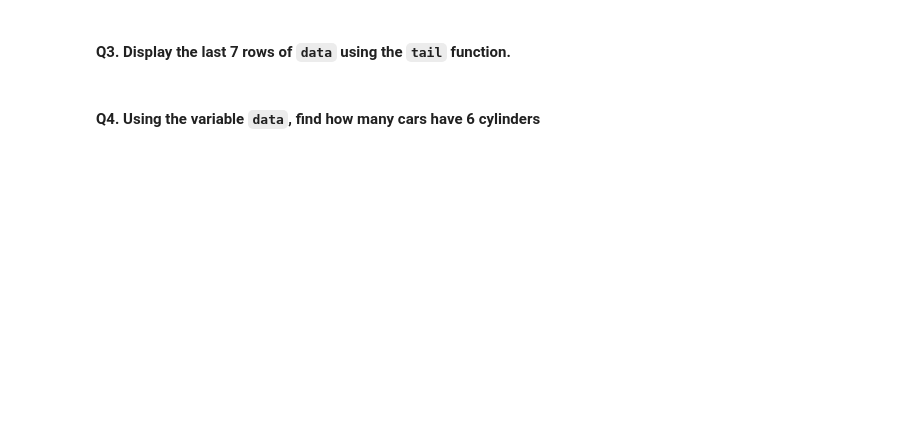
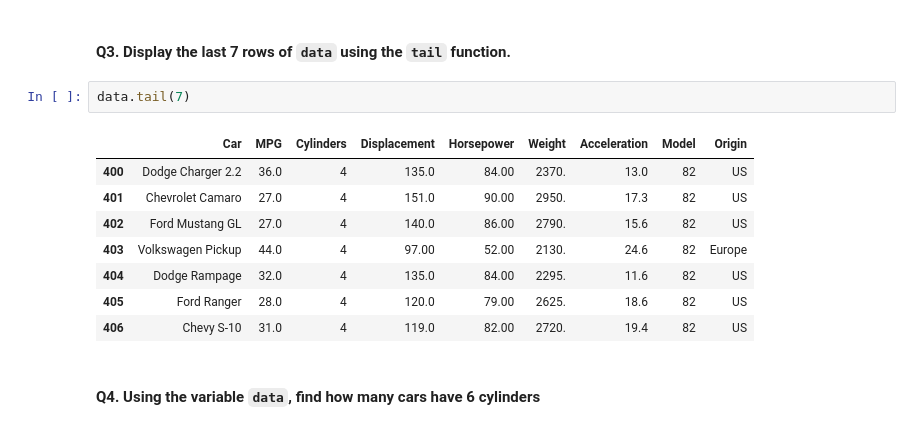
Before and after one commit to naveinsuresh/cs198_quant_finance, a Jupyter notebook: hw0.ipynb, the cells around one changed output. Drawn from its saved outputs; the diff is of its cells as text; blank space fills up the shorter version.

```diff
--- a/hw0.ipynb
+++ b/hw0.ipynb
@@ -368,4 +493,15 @@ data = pd.read_csv('./cars.csv', delimiter = ';').tail(-1)
 # %% [markdown]
 #### Q3. Display the last 7 rows of `data` using the `tail` function.
+# %%
+data.tail(7)
+# %% [output]
+|  | Car | MPG | Cylinders | Displacement | Horsepower | Weight | Acceleration | Model | Origin |
+| 400 | Dodge Charger 2.2 | 36.0 | 4 | 135.0 | 84.00 | 2370. | 13.0 | 82 | US |
+| 401 | Chevrolet Camaro | 27.0 | 4 | 151.0 | 90.00 | 2950. | 17.3 | 82 | US |
+| 402 | Ford Mustang GL | 27.0 | 4 | 140.0 | 86.00 | 2790. | 15.6 | 82 | US |
+| 403 | Volkswagen Pickup | 44.0 | 4 | 97.00 | 52.00 | 2130. | 24.6 | 82 | Europe |
+| 404 | Dodge Rampage | 32.0 | 4 | 135.0 | 84.00 | 2295. | 11.6 | 82 | US |
+| 405 | Ford Ranger | 28.0 | 4 | 120.0 | 79.00 | 2625. | 18.6 | 82 | US |
+| 406 | Chevy S-10 | 31.0 | 4 | 119.0 | 82.00 | 2720. | 19.4 | 82 | US |
 # %% [markdown]
 #### Q4. Using the variable `data`, find how many cars have 6 cylinders
```
Also changed, not shown: parts of 22 cells of this notebook, 1 other file.
